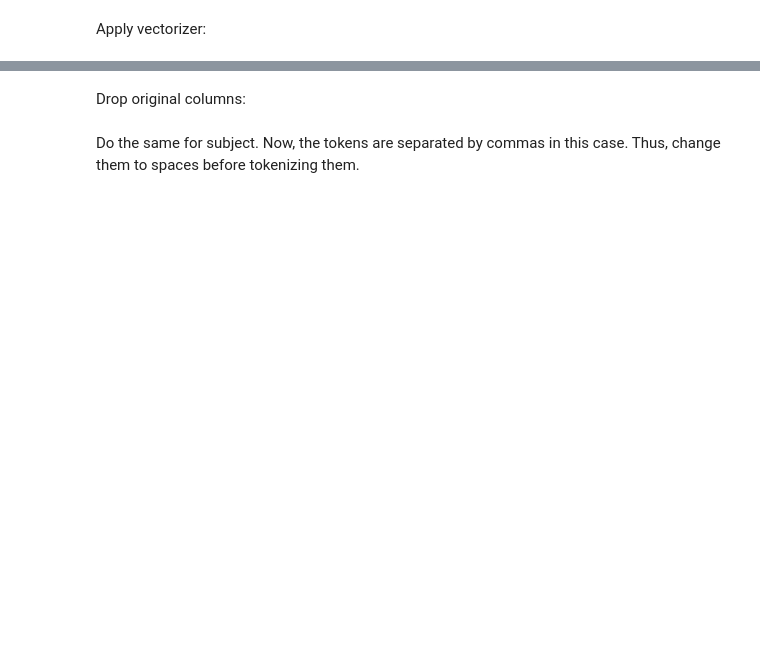
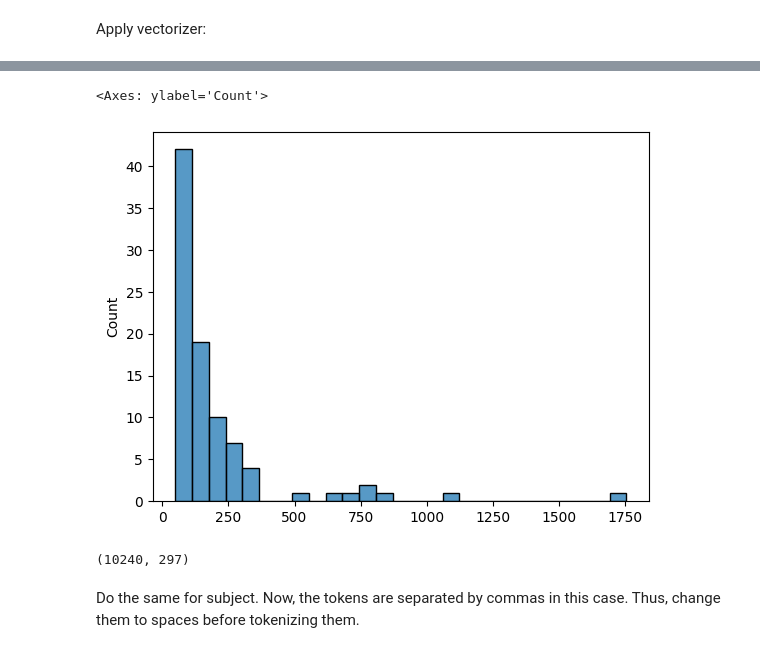
Before and after one commit to TanatPi/ESWD-Term-Project, a Jupyter notebook: true-false-news-classification-eswd-term-project.ipynb, the cells around one changed output, grey strips where cells are left out. Saved outputs shown, nothing was run; the diff lists cells and outputs as text; code cells hidden in the pictures; blank space fills up the shorter version.

```diff
--- a/true-false-news-classification-eswd-term-project.ipynb
+++ b/true-false-news-classification-eswd-term-project.ipynb
@@ -93,4 +202,4 @@ new_features.columns = 'statement_' + new_features.columns # add prefix to the c
 # %% [markdown]
 Merge new features
 # %%
-df2 = pd.concat([df,new_features],axis=1)
+train_data2 = pd.concat([train_data,statement_vector],axis=1)
@@ -101,3 +224,3 @@ sum(df2['context'].isnull())
 # %%
-# drop rows with null context
-df2.dropna(subset=['context'], inplace=True, ignore_index = True)
+# fill null context
+train_data2["context"].fillna(value = "unknown", inplace=True)
@@ -109,3 +227,5 @@ df2.shape
+# %%
+train_data2['stemmed_context_token'] = tokenize_and_stem(train_data2['context']) # Process context strings
 # %% [markdown]
 Check redundant:
 # %%
@@ -116,7 +240,6 @@ len(words_in_context)
 # %% [markdown]
 Apply vectorizer:
 # %%
-cv = CountVectorizer(analyzer=lambda x: x, max_df = 1800 ,min_df = 4) # need analyzer=lambda x: x to disable the analyzer, since the input is pandas series of lists.
-X2 = cv.fit_transform(df2['stemmed_context_token'])
-new_features_context = pd.DataFrame(X2.toarray(), columns = cv.get_feature_names_out()) # Get new features from countvectorizer
-new_features_context.columns = 'context_' + new_features_context.columns # add prefix to the column names
+cv_context = CountVectorizer(analyzer=lambda x: x, max_df = 1800 ,min_df = 50) # need analyzer=lambda x: x to disable the analyzer, since the input is pandas series of lists.
+vectors = cv_context.fit_transform(train_data2['stemmed_context_token'])
+context_vector = new_features(vectors, 'ct', cv_context)
@@ -125,4 +268,10 @@ new_features_context
+# %%
+sns.histplot(np.sum(context_vector, axis = 0))
+# %% [output]
+<Axes: ylabel='Count'>
+[figure, added]
 # %%
-df3 = pd.concat([df2,new_features_context],axis=1)
+train_data3 = pd.concat([train_data2,context_vector],axis=1)
+train_data3.shape
+# %% [output]
+(10240, 297)
-# %% [markdown]
-Drop original columns:
```
Also changed, not shown: parts of 85 cells of this notebook.
